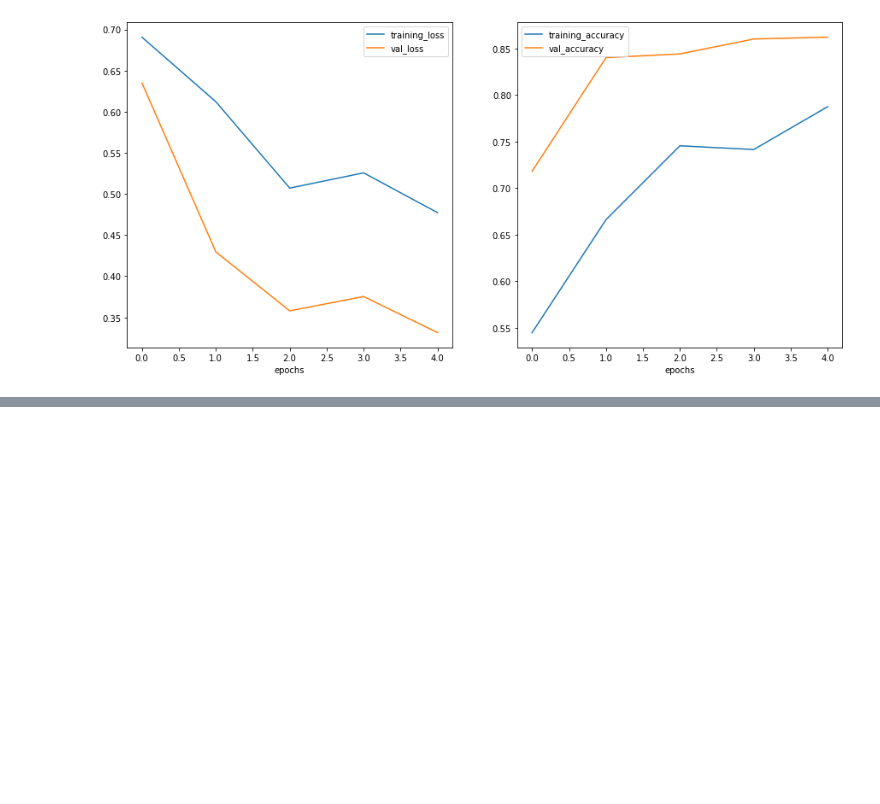
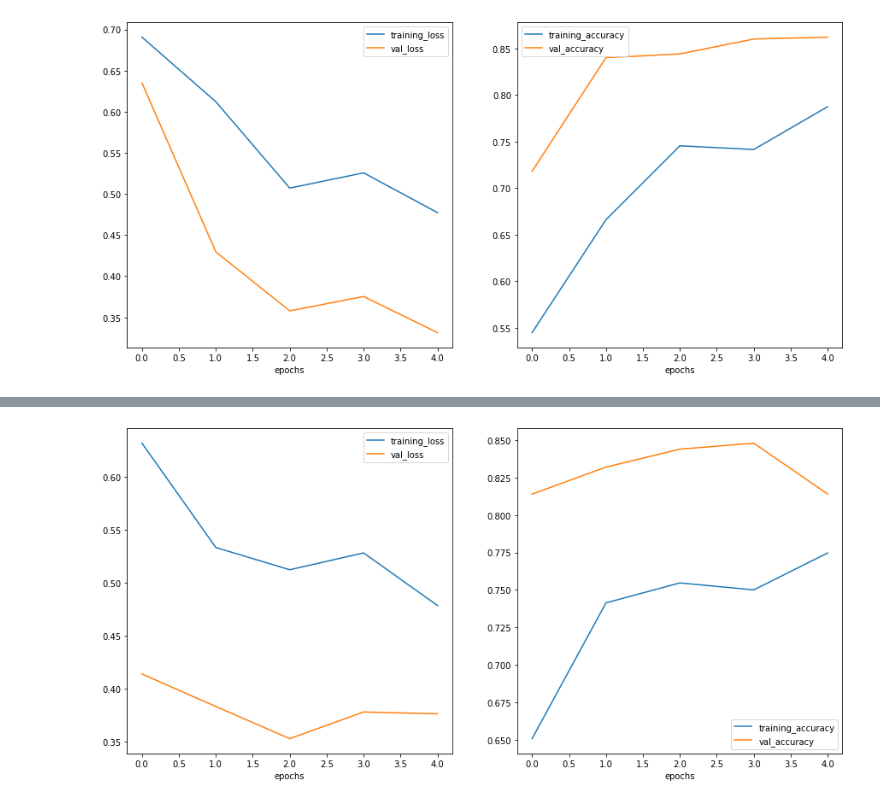
Before and after one commit to danchaud-vincent/tensorflow-deep-learning, a Jupyter notebook: 03_convolutional_neural_networks_in_tensorflow.ipynb, the cells around one changed output, grey strips where cells are left out. Cells and saved outputs as stored; diff of their text form; code cells hidden in the pictures; blank space fills up the shorter version.

```diff
--- a/03_convolutional_neural_networks_in_tensorflow.ipynb
+++ b/03_convolutional_neural_networks_in_tensorflow.ipynb
@@ -1122,0 +1145,24 @@ plot_loss_curves(history_7)
+# %%
+# create the TinyVGG with augmented shuffled data
+model_8 = Sequential([
+    Conv2D(10,3,activation="relu",input_shape=(224,224,3)),
+    Conv2D(10,3,activation="relu"),
+    MaxPool2D(),
+    Conv2D(10,3,activation="relu"),
+    Conv2D(10,3,activation="relu"),
+    MaxPool2D(),
+    Flatten(),
+    Dense(1,activation="sigmoid")
+])
+
+# compile
+model_8.compile(loss="binary_crossentropy",
+                optimizer=Adam(),
+                metrics=["accuracy"])
+
+# fit
+history_8 = model_8.fit(train_data_augmented_shuffle,
+                        epochs=5,
+                        steps_per_epoch=len(train_data_augmented_shuffle),
+                        validation_data=test_data,
+                        validation_steps=len(test_data))
@@ -1122,0 +1224,5 @@ plot_loss_curves(history_7)
+# %%
+# loss curves model_8
+plot_loss_curves(history_8)
+# %% [output]
+[figure, added]
```
Also changed, not shown: parts of 12 cells of this notebook.
